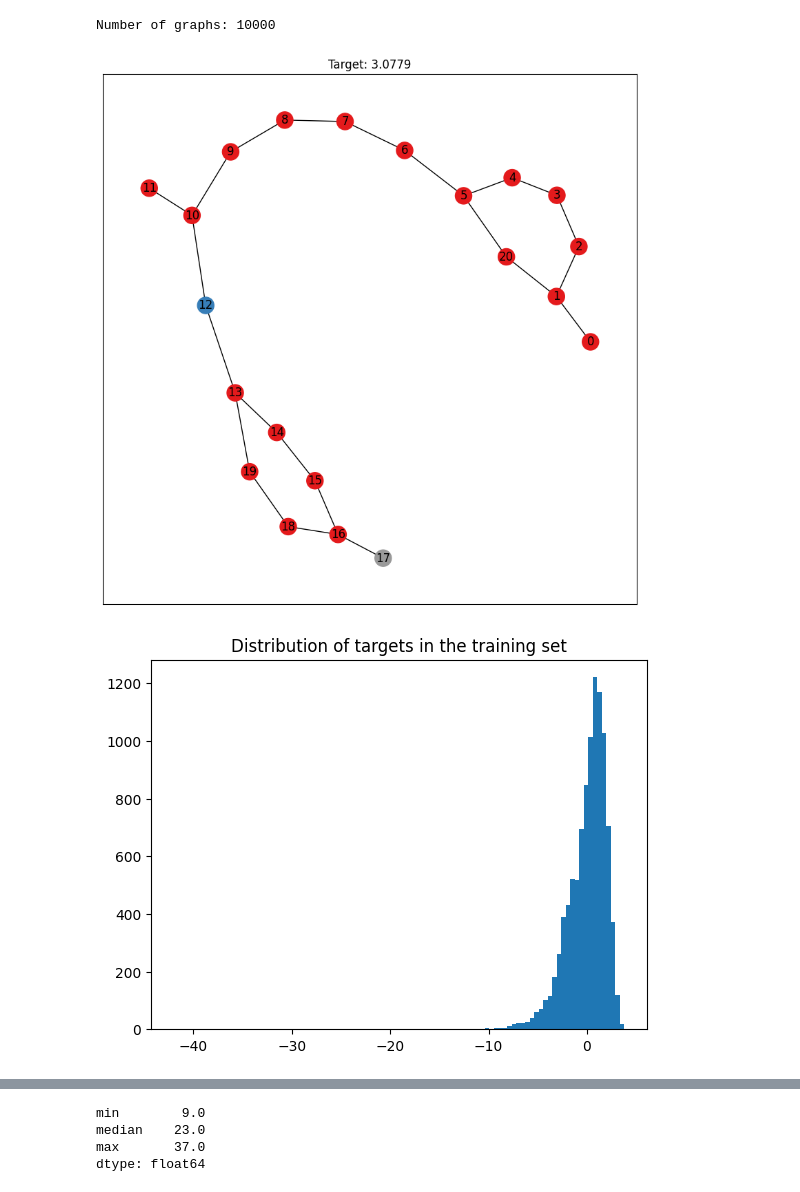
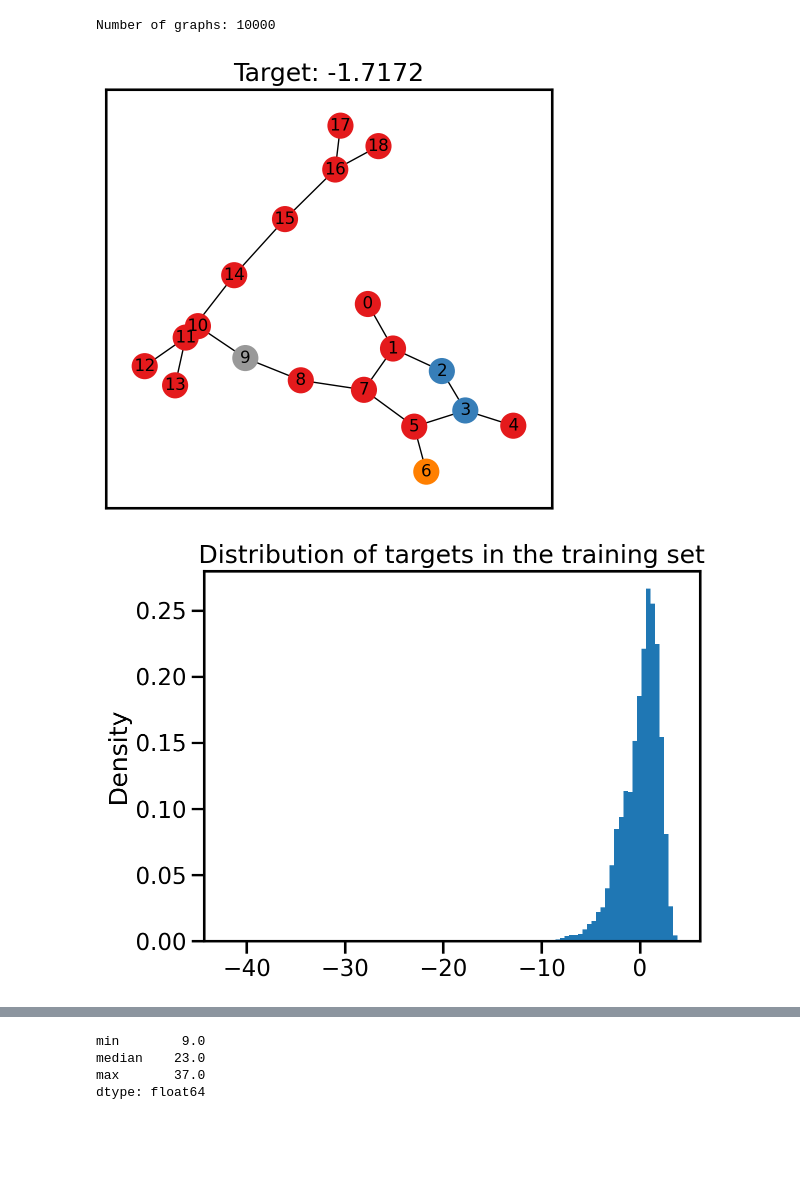
Before and after one commit to diegotg2000/TER_GNN, a Jupyter notebook: zinc_dataset.ipynb, the cells around one changed output, grey strips where cells are left out. Saved outputs shown, nothing was run; the diff lists cells and outputs as text; code cells hidden in the pictures; blank space fills up the shorter version.

```diff
--- a/zinc_dataset.ipynb
+++ b/zinc_dataset.ipynb
@@ -23,2 +25,4 @@ Number of graphs: 10000
+# %%
+sns.set_context('talk')
 # %%
 def plot_graph(graph):
@@ -30,14 +37,16 @@ def plot_graph(graph):
 # %%
-plot_graph(train_ds[123])
+plot_graph(train_ds[6])
+plt.tight_layout()
 # %% [output]
-[figure, old version]
+[figure, new version]
 # %%
 targets = np.array([graph.y.item() for graph in train_ds])
 # %%
-plt.hist(targets, bins=100);
+plt.hist(targets, bins=100, density=True);
+plt.ylabel('Density');
 plt.title('Distribution of targets in the training set');
 # %% [output]
-[figure, old version]
+[figure, new version]
 # %%
 plt.boxplot(targets);
 plt.title('Boxplot of targets in the training set');
```
Also changed, not shown: parts of 13 cells of this notebook, 1 other file.
